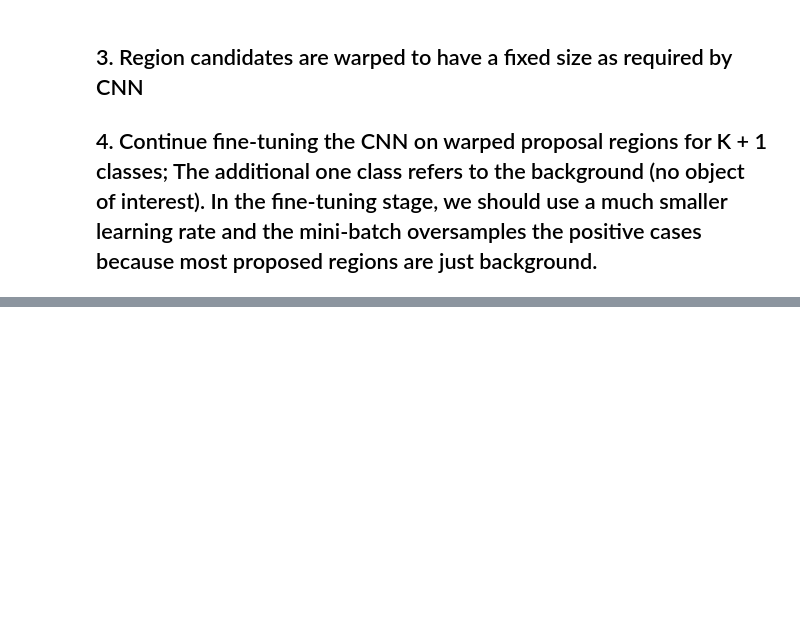
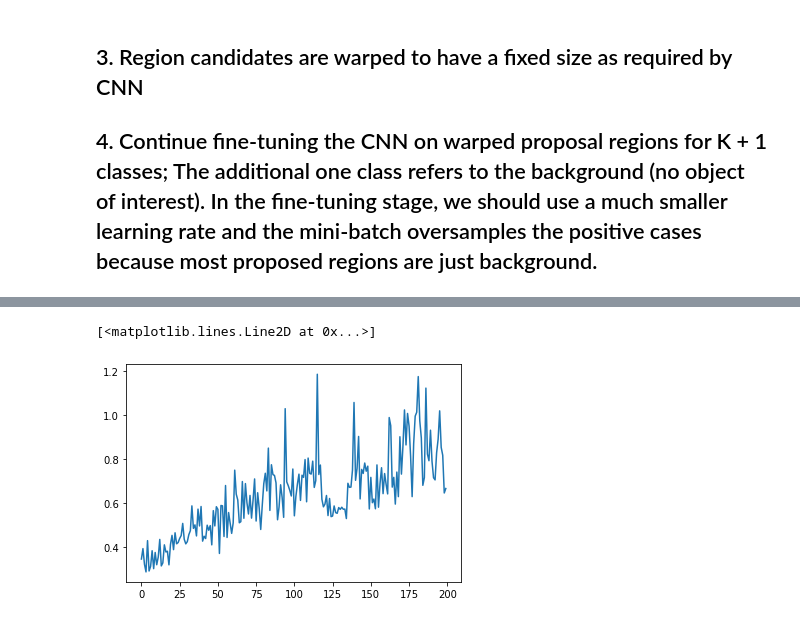
Before and after one commit to hslrock/ObjectDetection_, a Jupyter notebook: 1_RCNN_Part_1.ipynb, the cells around one changed output, grey strips where cells are left out. Saved outputs shown, nothing was run; the diff lists cells and outputs as text; code cells hidden in the pictures; blank space fills up the shorter version.

```diff
--- a/1_RCNN.ipynb
+++ b/1_RCNN_Part_1.ipynb
@@ -421,0 +517,5 @@ train_df
+# %%
+plt.plot(config_["valid_log"])
+# %% [output]
+[<matplotlib.lines.Line2D at 0x...>]
+[figure, added]
```
Also changed, not shown: parts of 24 cells of this notebook, 4 other files.
